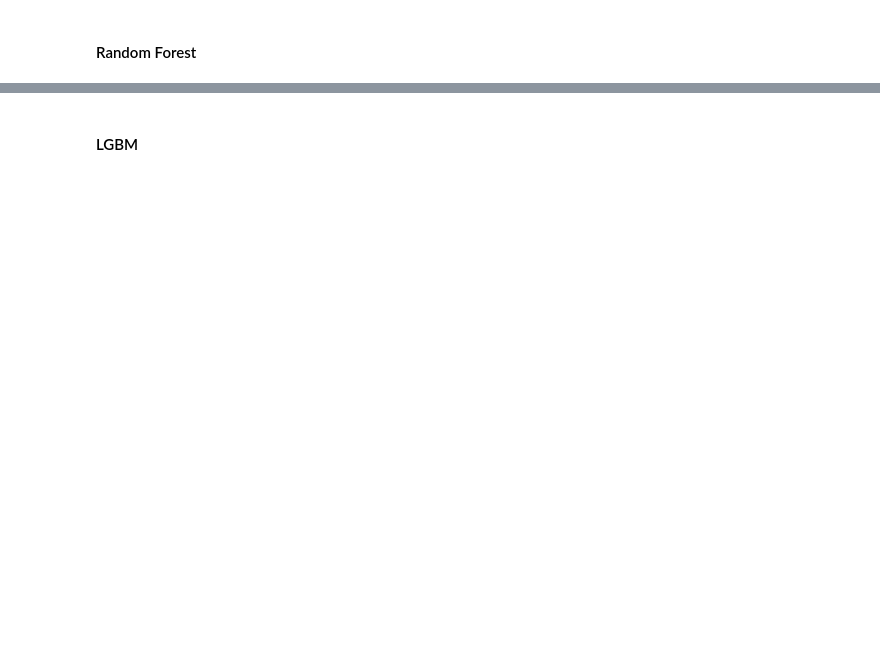
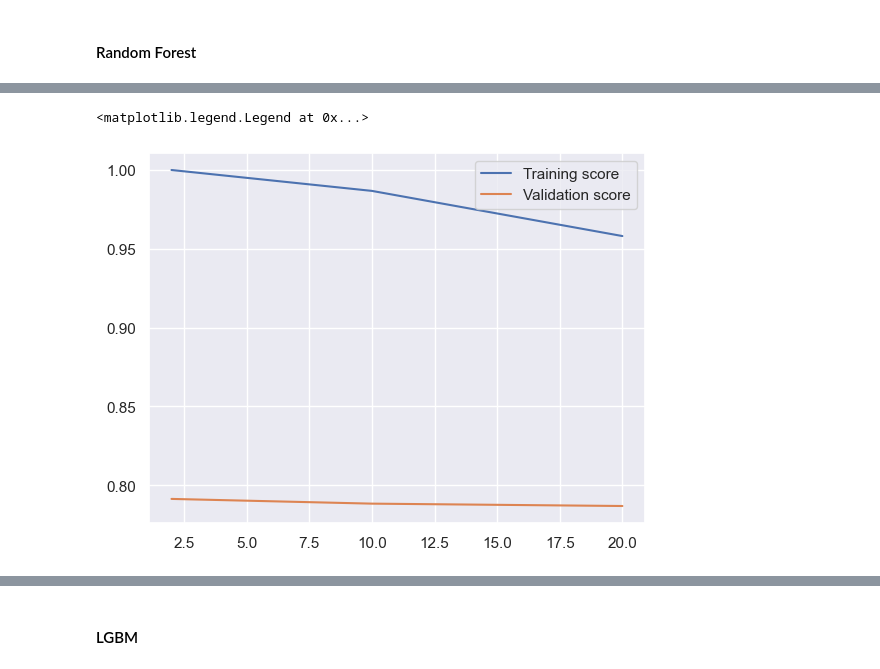
Before and after one commit to COGS118A/Group005-Wi23, a Jupyter notebook: FinalProjectGroup005-Wi23.ipynb, the cells around one changed output, grey strips where cells are left out. Drawn from its saved outputs; the diff is of its cells as text; code cells hidden in the pictures; blank space fills up the shorter version.

```diff
--- a/FinalProjectGroup005-Wi23.ipynb
+++ b/FinalProjectGroup005-Wi23.ipynb
@@ -546,0 +547,10 @@ plt.legend()
+# %%
+params = [2, 10, 20]
+
+train_scores, test_scores = validation_curve(RandomForestClassifier(), X, y, param_name='min_samples_split', param_range=params, cv=5, scoring='recall')
+plt.plot(params, np.mean(train_scores, axis=1), label='Training score')
+plt.plot(params, np.mean(test_scores, axis=1), label='Validation score')
+plt.legend()
+# %% [output]
+<matplotlib.legend.Legend at 0x...>
+[figure, added]
```
Also changed, not shown: parts of 20 cells of this notebook, 1 other file.
